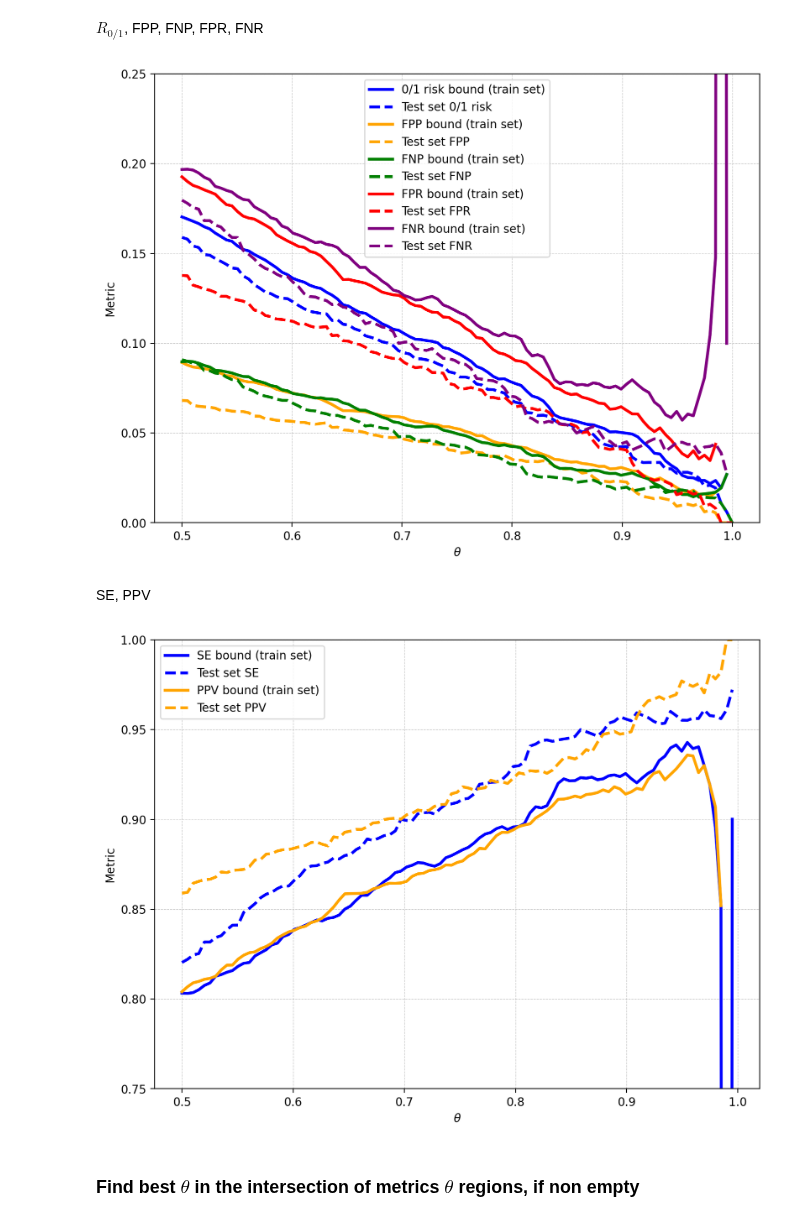
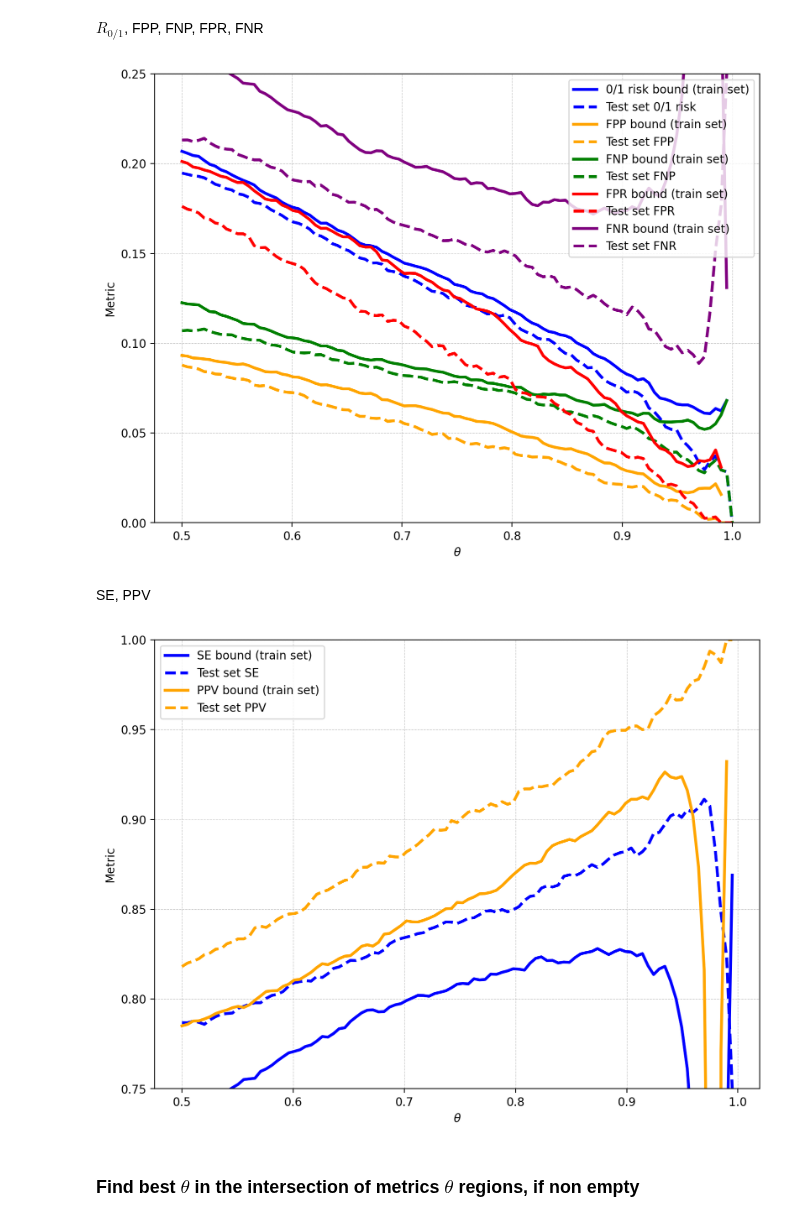
Before and after one commit to EmilienJemelen/selective-classification, a Jupyter notebook: experiments/CIFAR2/joint_control.ipynb, the cells around one changed output. Drawn from its saved outputs; the diff is of its cells as text; code cells hidden in the pictures.

```diff
--- a/experiments/CIFAR2/joint_control.ipynb
+++ b/experiments/CIFAR2/joint_control.ipynb
@@ -53,11 +54,11 @@ sgr_df.head()
 # %%
-balance = 1
+balance = 1/2
 sgr_df = generate_imbalanced_datasets(sgr_df, [balance])[0].sample(frac=1, random_state=42)
 # %%
 delta = 0.001
 # %%
 train_set = sgr_df.iloc[:2*int(len(sgr_df)/3)]
-train_set = train_set.sort_values('SR', ascending=True).reset_index(drop=True).copy()
+train_set = train_set.sort_values('kappa', ascending=True).reset_index(drop=True).copy()
 test_set = sgr_df.iloc[2*int(len(sgr_df)/3):]
 # %% [markdown]
 ### Joint evolution of metrics with respect to $\theta$
@@ -78,35 +79,35 @@ label_map = {
     'FN': 'FNP',
     'FPR': 'FPR',
     'FNR': 'FNR'
 }
 
 plt.figure(figsize=(8, 6))
 
 for metric in ['standard', 'FP', 'FN', 'FPR', 'FNR']:
     color = color_map[metric]
 
     thetas, bounds = bound_evo_w_theta(metric, train_set, delta, steps=100)
     plt.plot(thetas, bounds, color=color, label=label_map[metric]+' bound (train set)', linewidth=2.5)
 
     emp_metrics = []
     for theta in thetas:
         try:
-            selected_set = test_set.loc[test_set.SR >= theta].copy()
+            selected_set = test_set.loc[test_set.kappa >= theta].copy()
             emp_metrics.append(emp_metric(selected_set, metric=metric))
         except ValueError:
             emp_metrics.append(np.nan)
 
     plt.plot(thetas, emp_metrics, linestyle='--', color=color, label='Test set ' + label_map[metric], linewidth=2.5)
 
 plt.ylim(0, 0.25)
 plt.tight_layout()
 plt.xlabel(r'$\theta$')
 plt.ylabel('Metric')
 plt.legend()
 plt.grid(True, which='both', linestyle='--', linewidth=0.5, alpha=0.7)
 plt.show()
 # %% [output]
-[figure, old version]
+[figure, new version]
 # %% [markdown]
 SE, PPV
 # %%
@@ -127,7 +128,7 @@ for metric in ['SE', 'PPV']:
     emp_metrics = []
     for theta in thetas:
         try:
-            selected_set = test_set.loc[test_set.SR >= theta].copy()
+            selected_set = test_set.loc[test_set.kappa >= theta].copy()
             emp_metrics.append(emp_metric(selected_set, metric=metric))
         except ValueError:
             emp_metrics.append(np.nan)
@@ -142,7 +143,7 @@ plt.legend()
 plt.grid(True, which='both', linestyle='--', linewidth=0.5, alpha=0.7)
 plt.show()
 # %% [output]
-[figure, old version]
+[figure, new version]
 # %% [markdown]
 ### Find best $\theta$ in the intersection of metrics $\theta$ regions, if non empty
 # %%
```
Also changed, not shown: parts of 4 cells of this notebook, 3 other files.
